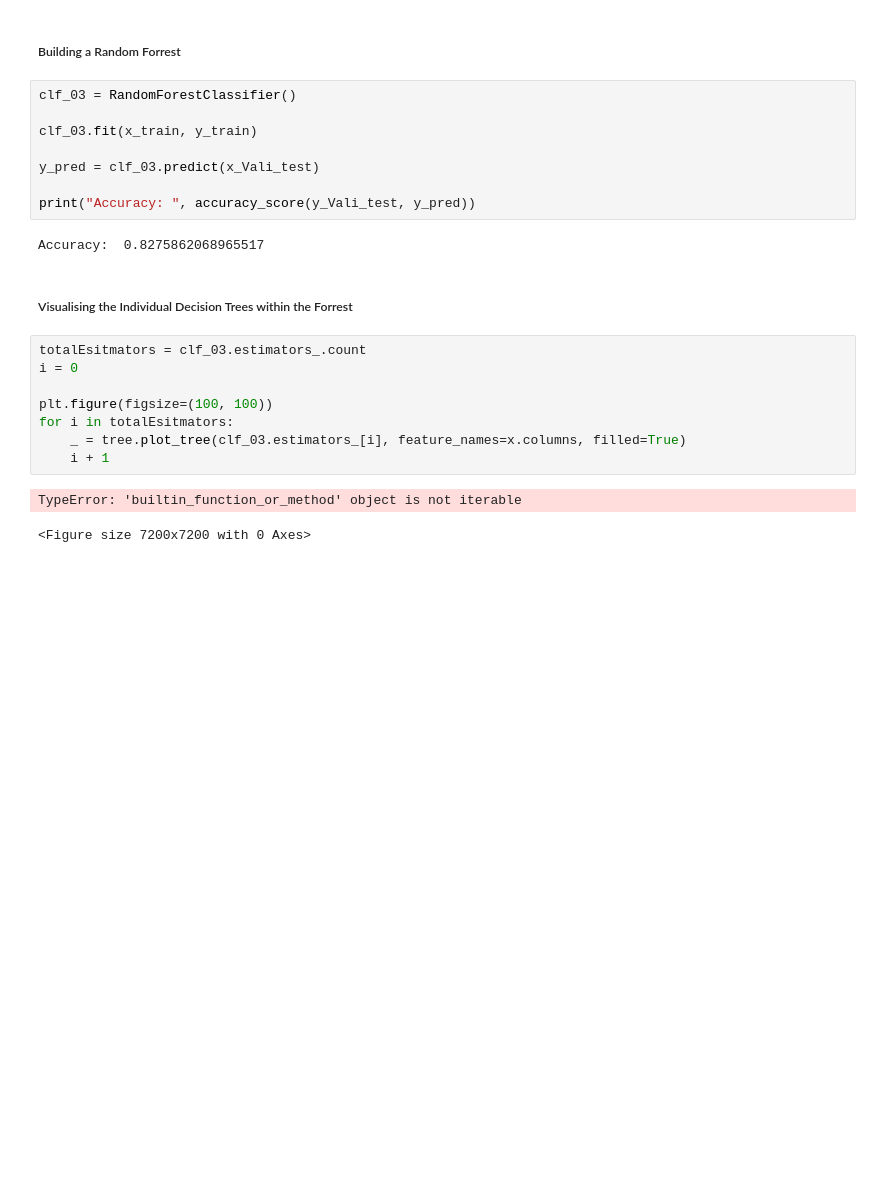
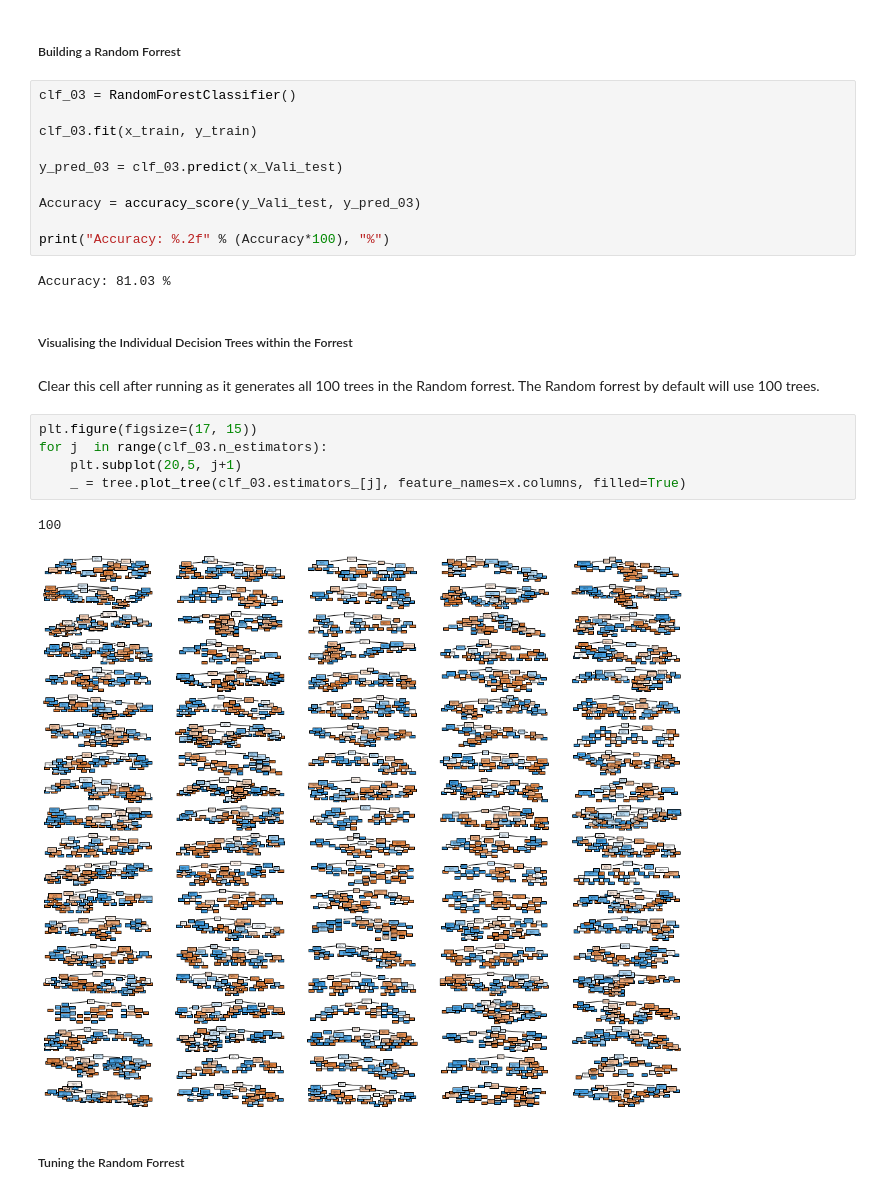
Before and after one commit to onepoint16/bigdata_cw2, a Jupyter notebook: notebook/heart_failure_prediction.ipynb, the cells around one changed output. Saved outputs shown, nothing was run; the diff lists cells and outputs as text; blank space fills up the shorter version.

```diff
--- a/notebook/heart_failure_prediction.ipynb
+++ b/notebook/heart_failure_prediction.ipynb
@@ -328,21 +332,24 @@ clf_03 = RandomForestClassifier()
 
 clf_03.fit(x_train, y_train)
 
-y_pred = clf_03.predict(x_Vali_test)
+y_pred_03 = clf_03.predict(x_Vali_test)
 
-print("Accuracy: ", accuracy_score(y_Vali_test, y_pred))
+Accuracy = accuracy_score(y_Vali_test, y_pred_03)
+
+print("Accuracy: %.2f" % (Accuracy*100), "%")
 # %% [output]
-Accuracy:  0.8275862068965517
+Accuracy: 81.03 %
 # %% [markdown]
 ##### Visualising the Individual Decision Trees within the Forrest
+# %% [markdown]
+Clear this cell after running as it generates all 100 trees in the Random forrest. The Random forrest by default will use 100 trees.
 # %%
-totalEsitmators = clf_03.estimators_.count
-i = 0
-
-plt.figure(figsize=(100, 100))
-for i in totalEsitmators:
-    _ = tree.plot_tree(clf_03.estimators_[i], feature_names=x.columns, filled=True)
-    i + 1
+plt.figure(figsize=(17, 15))
+for j  in range(clf_03.n_estimators):
+    plt.subplot(20,5, j+1)
+    _ = tree.plot_tree(clf_03.estimators_[j], feature_names=x.columns, filled=True)
 # %% [output]
-TypeError: 'builtin_function_or_method' object is not iterable
+100
-<Figure size 7200x7200 with 0 Axes>
+[figure, added]
+# %% [markdown]
+##### Tuning the Random Forrest
```
Also changed, not shown: parts of 11 cells of this notebook.
